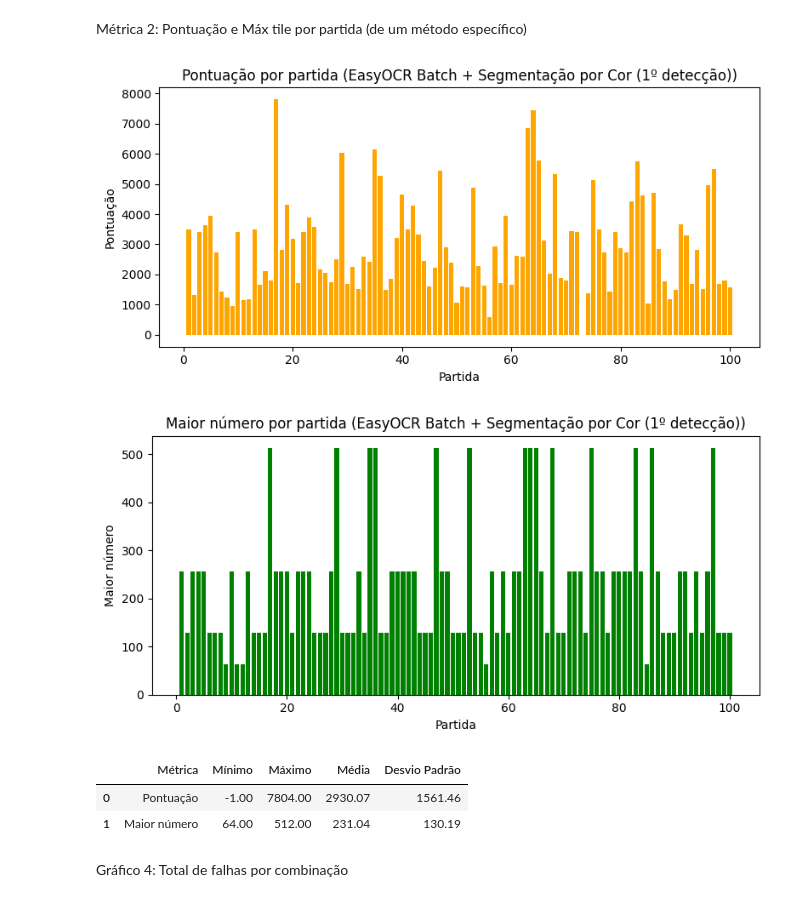
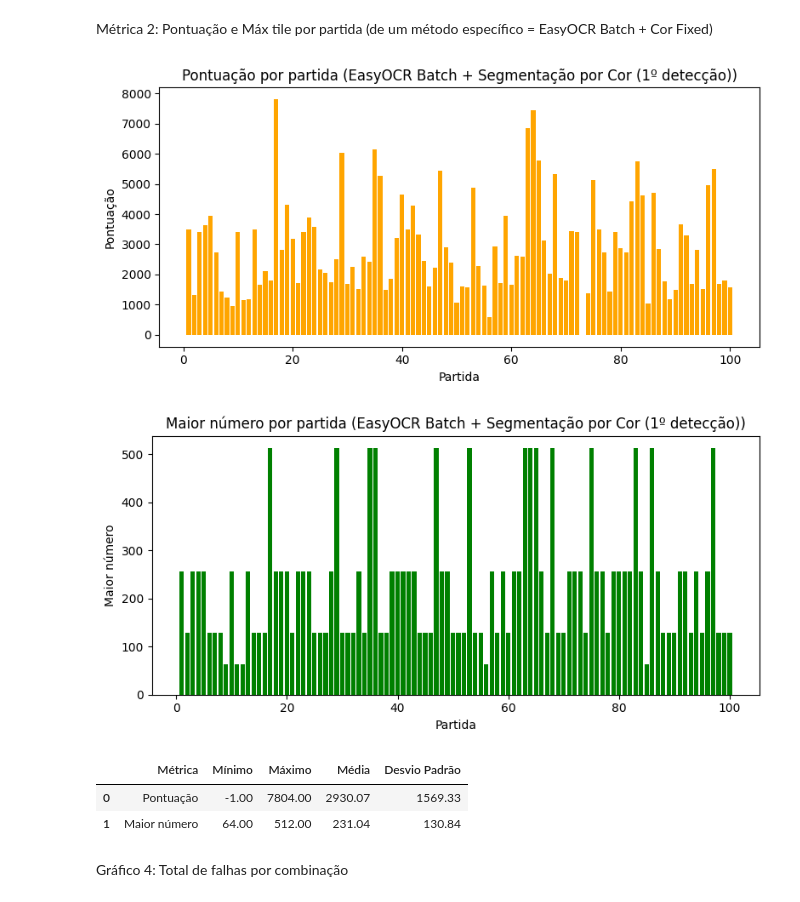
Before and after one commit to LiloMarino/GameBots, a Jupyter notebook: estatisticas.ipynb, the cells around one changed output. Drawn from its saved outputs; the diff is of its cells as text; code cells hidden in the pictures.

Commit message:
feat: :sparkles: Atualizado notebook para usar dataframe ao invés de JSON

```diff
--- a/estatisticas.ipynb
+++ b/estatisticas.ipynb
@@ -141,62 +149,56 @@ df_tempos.style.format({
 # %% [markdown]
-Métrica 2: Pontuação e Máx tile por partida (de um método específico)
+Métrica 2: Pontuação e Máx tile por partida (de um método específico = EasyOCR Batch + Cor Fixed)
 # %%
 # Carrega os resultados
-with open(RESULTS_DIR / "resultados_think_2048.json", "r", encoding="utf-8") as f:
-    resultados = json.load(f)
+df = pd.read_parquet(RESULTS_DIR / "resultados_think_2048.parquet")
 
-# Um único método testado
-r = resultados[0]
+ocr = df["ocr"].iloc[0]
+grade = df["grade"].iloc[0]
+nome_ocr = NOMES_OCR.get(ocr, ocr)
+nome_grade = NOMES_GRADE.get(grade, grade)
 
-pontuacoes = np.array(r["pontuacoes"])
-maiores_numeros = np.array(r["maiores_numeros"])
-nome_ocr = NOMES_OCR.get(r["ocr"], r["ocr"])
-nome_grade = NOMES_GRADE.get(r["grade"], r["grade"])
-
-# Gráfico: Pontuações por partida
+# --- Gráfico: Pontuações por partida ---
 plt.figure(figsize=(8, 4))
-plt.bar(range(1, len(pontuacoes) + 1), pontuacoes, color="orange")
+plt.bar(range(1, len(df) + 1), df["pontuacao"], color="orange")
 plt.title(f"Pontuação por partida ({nome_ocr} + {nome_grade})")
 plt.xlabel("Partida")
 plt.ylabel("Pontuação")
 plt.tight_layout()
 plt.show()
 
-# Gráfico: Maior número por partida
+# --- Gráfico: Maior número por partida ---
 plt.figure(figsize=(8, 4))
-plt.bar(range(1, len(maiores_numeros) + 1), maiores_numeros, color="green")
+plt.bar(range(1, len(df) + 1), df["maior_numero"], color="green")
 plt.title(f"Maior número por partida ({nome_ocr} + {nome_grade})")
 plt.xlabel("Partida")
 plt.ylabel("Maior número")
 plt.tight_layout()
 plt.show()
 
-# Tabela com estatísticas
+# --- Tabela com estatísticas ---
 tabela_stats = pd.DataFrame(
     {
         "Métrica": ["Pontuação", "Maior número"],
-        "Mínimo": [np.min(pontuacoes), np.min(maiores_numeros)],
-        "Máximo": [np.max(pontuacoes), np.max(maiores_numeros)],
-        "Média": [np.mean(pontuacoes), np.mean(maiores_numeros)],
-        "Desvio Padrão": [np.std(pontuacoes), np.std(maiores_numeros)],
+        "Mínimo": [df["pontuacao"].min(), df["maior_numero"].min()],
+        "Máximo": [df["pontuacao"].max(), df["maior_numero"].max()],
+        "Média": [df["pontuacao"].mean(), df["maior_numero"].mean()],
+        "Desvio Padrão": [df["pontuacao"].std(), df["maior_numero"].std()],
     }
 )
 
-# Exibe a tabela formatada
-tabela_stats.style.format(
-    {
-        "Mínimo": "{:.2f}",
-        "Máximo": "{:.2f}",
-        "Média": "{:.2f}",
-        "Desvio Padrão": "{:.2f}",
-    }
-)
+# --- Exibe a tabela formatada ---
+tabela_stats.style.format({
+    "Mínimo": "{:.2f}",
+    "Máximo": "{:.2f}",
+    "Média": "{:.2f}",
+    "Desvio Padrão": "{:.2f}"
+})
 # %% [output]
 [figure]
 [figure]
 |  | Métrica | Mínimo | Máximo | Média | Desvio Padrão |
-| 0 | Pontuação | -1.00 | 7804.00 | 2930.07 | 1561.46 |
-| 1 | Maior número | 64.00 | 512.00 | 231.04 | 130.19 |
+| 0 | Pontuação | -1.00 | 7804.00 | 2930.07 | 1569.33 |
+| 1 | Maior número | 64.00 | 512.00 | 231.04 | 130.84 |
 # %% [markdown]
 Gráfico 4: Total de falhas por combinação
 # %%
```
Also changed, not shown: parts of 6 cells of this notebook, 1 other file.
